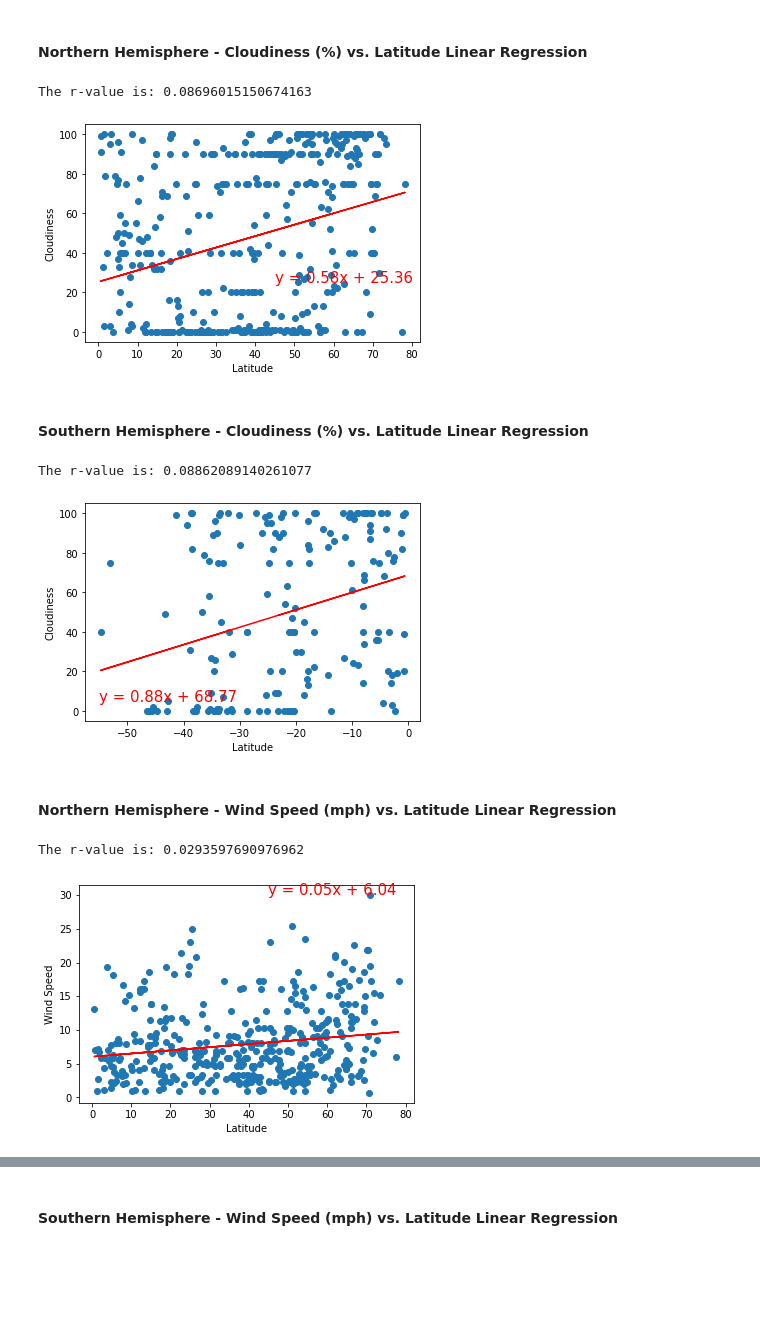
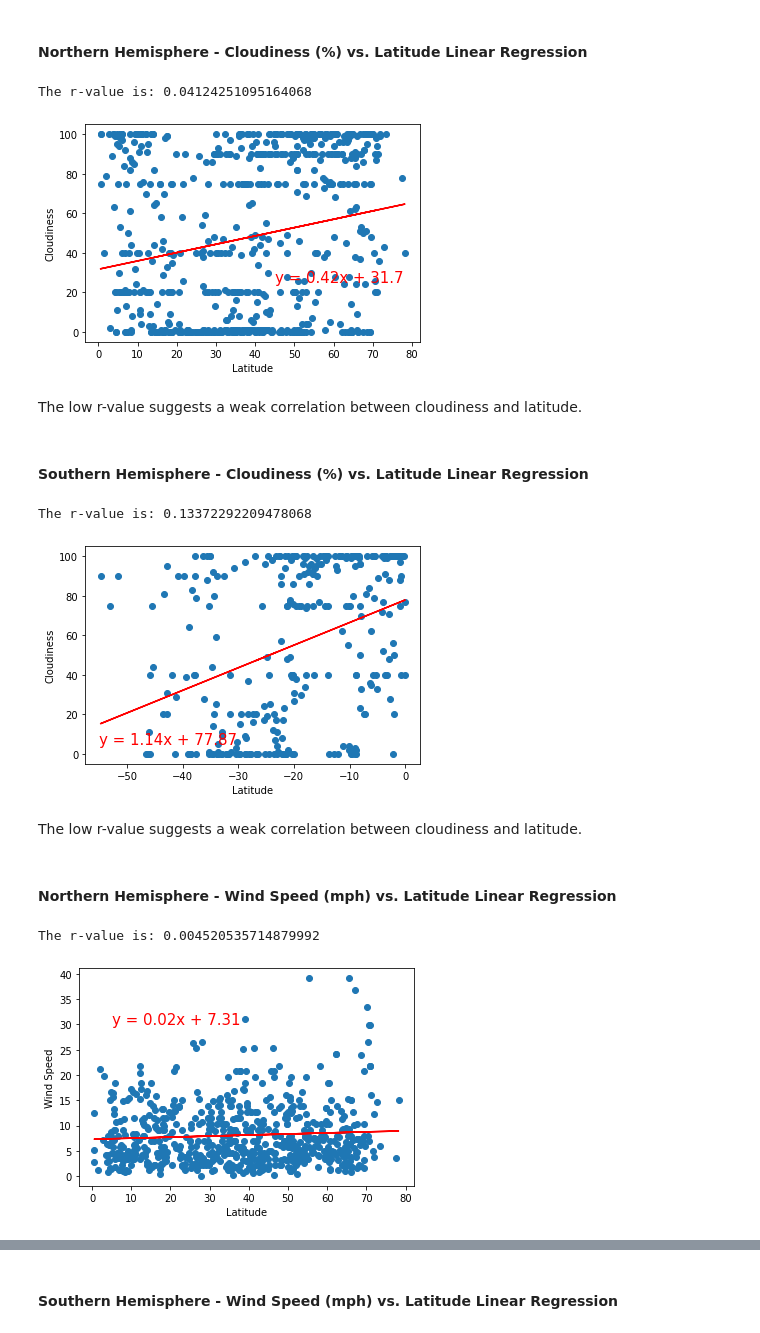
Before and after one commit to mscheme/python-api-challenge, a Jupyter notebook: WeatherPy/WeatherPy.ipynb, the cells around one changed output, grey strips where cells are left out. Saved outputs shown, nothing was run; the diff lists cells and outputs as text; code cells hidden in the pictures; blank space fills up the shorter version.

```diff
--- a/WeatherPy/WeatherPy.ipynb
+++ b/WeatherPy/WeatherPy.ipynb
@@ -33,8 +36,8 @@ lat_lngs = []
 cities = []
 
 # Create a set of random lat and lng combinations
-lats = np.random.uniform(lat_range[0], lat_range[1], size=1500)
-lngs = np.random.uniform(lng_range[0], lng_range[1], size=1500)
+lats = np.random.uniform(lat_range[0], lat_range[1], size=3200)
+lngs = np.random.uniform(lng_range[0], lng_range[1], size=3200)
 lat_lngs = zip(lats, lngs)
 
 # Identify nearest city for each lat, lng combination
@@ -336,19 +365,23 @@ The r-value is: 0.026962673609173402
 # %%
 lin_regress(north_hem['Lat'], north_hem['Cloudiness'], 'Cloudiness', (45,25))
 # %% [output]
-The r-value is: 0.08696015150674163
+The r-value is: 0.04124251095164068
-[figure, old version]
+[figure, new version]
+# %% [markdown]
+The low r-value suggests a weak correlation between cloudiness and latitude.
 # %% [markdown]
 ####  Southern Hemisphere - Cloudiness (%) vs. Latitude Linear Regression
 # %%
 lin_regress(south_hem['Lat'], south_hem['Cloudiness'], 'Cloudiness', (-55,5))
 # %% [output]
-The r-value is: 0.08862089140261077
+The r-value is: 0.13372292209478068
-[figure, old version]
+[figure, new version]
+# %% [markdown]
+The low r-value suggests a weak correlation between cloudiness and latitude.
 # %% [markdown]
 ####  Northern Hemisphere - Wind Speed (mph) vs. Latitude Linear Regression
 # %%
-lin_regress(north_hem['Lat'], north_hem['Wind Speed'], 'Wind Speed', (45,30))
+lin_regress(north_hem['Lat'], north_hem['Wind Speed'], 'Wind Speed', (5,30))
 # %% [output]
-The r-value is: 0.0293597690976962
+The r-value is: 0.004520535714879992
-[figure, old version]
+[figure, new version]
```
Also changed, not shown: parts of 28 cells of this notebook, 4 other files.
